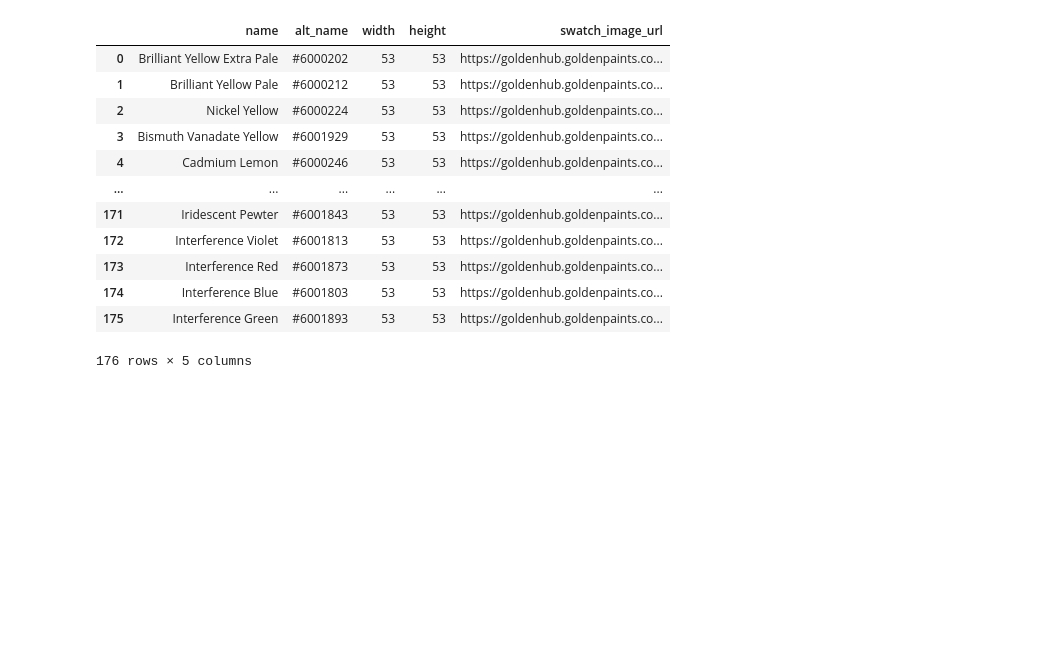
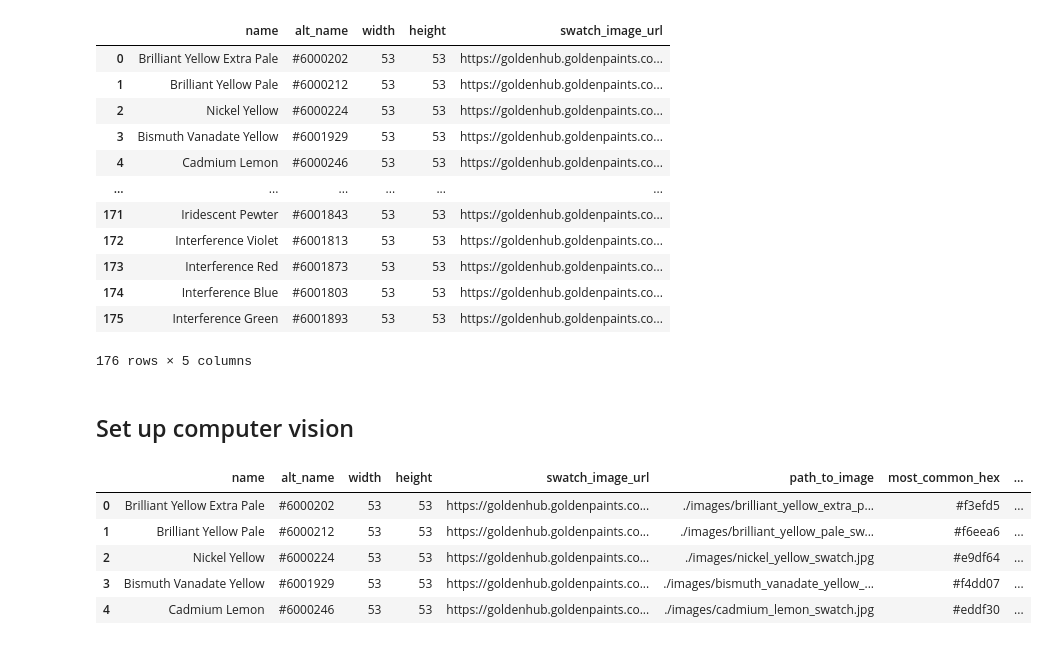
Before and after one commit to danielmberry/oil-paints-to-hex, a Jupyter notebook: 01-collect-color-swatches.ipynb, the cells around one changed output. Saved outputs shown, nothing was run; the diff lists cells and outputs as text; code cells hidden in the pictures; blank space fills up the shorter version.

```diff
--- a/01-collect-color-swatches.ipynb
+++ b/01-collect-color-swatches.ipynb
@@ -79,3 +79,5 @@ for i in tqdm(range(len(df))):
 
     urlretrieve(img_url, save_path)
     time.sleep(3)
+# %% [markdown]
+## Set up computer vision
@@ -81,0 +92,52 @@ for i in tqdm(range(len(df))):
+# %%
+def get_most_common_color(path, number_of_colors=10):
+    # get the image path
+    image = get_image(path)
+
+    # get the number of colors we want to retrieve
+    number_of_colors = number_of_colors
+
+    # reshape the image
+    modified_image = image.reshape(image.shape[0]*image.shape[1], 3)
+
+    #instantiate the KMeans model
+    clf = KMeans(n_clusters = number_of_colors)
+
+    # get the labels for the image from the model
+    labels = clf.fit_predict(modified_image)
+
+    # get the counts of the labels produced from the prediction
+    counts = Counter(labels)
+
+    # get the RGB values from the center of the clusters
+    center_colors = clf.cluster_centers_
+
+    # get ordered colors by iterating through the keys
+    ordered_colors = [center_colors[i] for i in counts.keys()]
+
+    # get the hex and rgb colors as dicts
+    hex_dict = {i:RGB2HEX(ordered_colors[i]) for i in counts.keys()}
+    rgb_dict = {i:ordered_colors[i] for i in counts.keys()}
+
+    # most common label
+    most_common_label = counts.most_common()[0][0]
+
+    # most common hex color
+    most_common_hex = hex_dict[most_common_label]
+
+    # most common RGB values as integers
+    most_common_rgb = [int(i) for i in rgb_dict[most_common_label]]
+
+    return most_common_hex, most_common_rgb
+# %%
+hex_rgb = df.path_to_image.map(lambda x: get_most_common_color(x))
+df['most_common_hex'] = hex_rgb.map(lambda x: x[0])
+df['most_common_rgb'] = hex_rgb.map(lambda x: x[1])
+df.head()
+# %% [output]
+|  | name | alt_name | width | height | swatch_image_url | path_to_image | most_common_hex | ... |
+| 0 | Brilliant Yellow Extra Pale | #6000202 | 53 | 53 | https://goldenhub.goldenpaints.co... | ./images/brilliant_yellow_extra_p... | #f3efd5 | ... |
+| 1 | Brilliant Yellow Pale | #6000212 | 53 | 53 | https://goldenhub.goldenpaints.co... | ./images/brilliant_yellow_pale_sw... | #f6eea6 | ... |
+| 2 | Nickel Yellow | #6000224 | 53 | 53 | https://goldenhub.goldenpaints.co... | ./images/nickel_yellow_swatch.jpg | #e9df64 | ... |
+| 3 | Bismuth Vanadate Yellow | #6001929 | 53 | 53 | https://goldenhub.goldenpaints.co... | ./images/bismuth_vanadate_yellow_... | #f4dd07 | ... |
+| 4 | Cadmium Lemon | #6000246 | 53 | 53 | https://goldenhub.goldenpaints.co... | ./images/cadmium_lemon_swatch.jpg | #eddf30 | ... |
```
Also changed, not shown: parts of 9 cells of this notebook.
